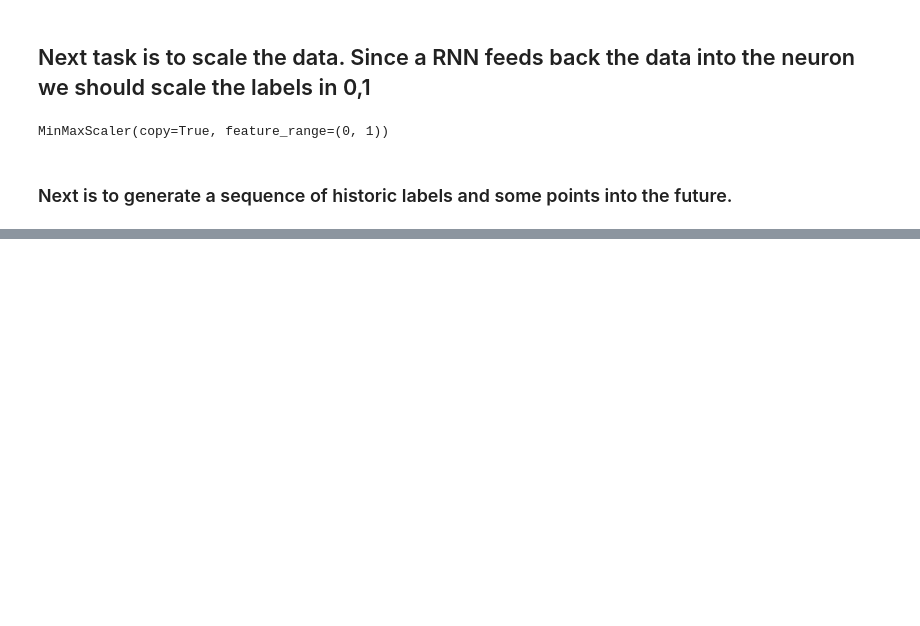
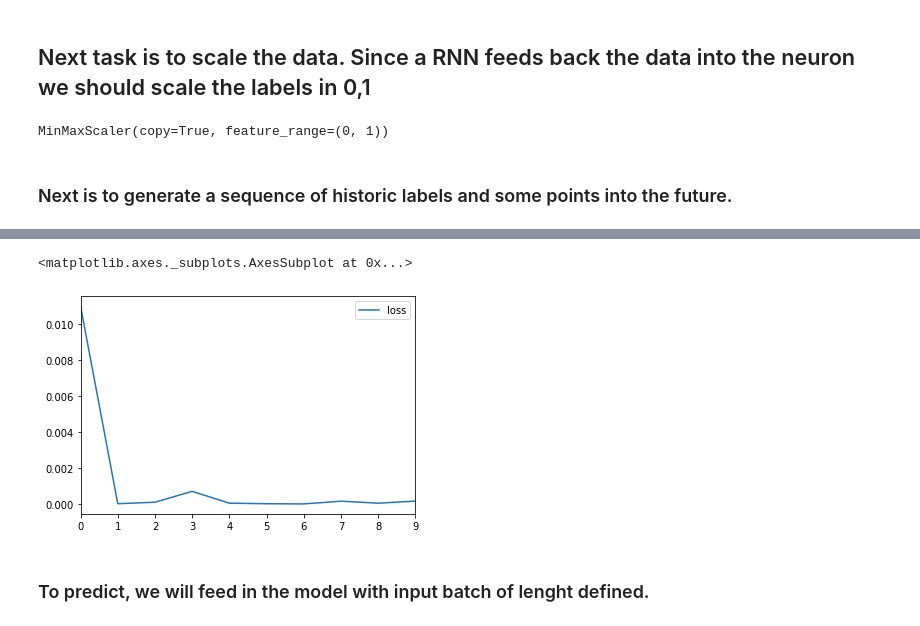
Before and after one commit to nitishast/TF, a Jupyter notebook: Running_a_basic_RNN_model_on_sinewave.ipynb, the cells around one changed output, grey strips where cells are left out. Cells and saved outputs as stored; diff of their text form; code cells hidden in the pictures; blank space fills up the shorter version.

```diff
--- a/Running_a_basic_RNN_model_on_sinewave.ipynb
+++ b/Running_a_basic_RNN_model_on_sinewave.ipynb
@@ -78,0 +127,7 @@ from tensorflow.keras.preprocessing.sequence import TimeseriesGenerator
+# %%
+model = Sequential()
+#choose number of neurons something related to our length of the sequence size.
+model.add(SimpleRNN(50,input_shape=(length,n_features)))
+model.add(Dense(1))
+# %%
+model.compile(optimizer="adam",loss="mse")
@@ -78,0 +149,2 @@ from tensorflow.keras.preprocessing.sequence import TimeseriesGenerator
+# %%
+model.fit(generator,epochs=10)
@@ -78,0 +170,9 @@ from tensorflow.keras.preprocessing.sequence import TimeseriesGenerator
+# %%
+losses = pd.DataFrame(model.history.history)
+# %%
+losses.plot()
+# %% [output]
+<matplotlib.axes._subplots.AxesSubplot at 0x...>
+[figure, added]
+# %% [markdown]
+### To predict, we will feed in the model with input batch of lenght defined.
```
Also changed, not shown: parts of 39 cells of this notebook.
